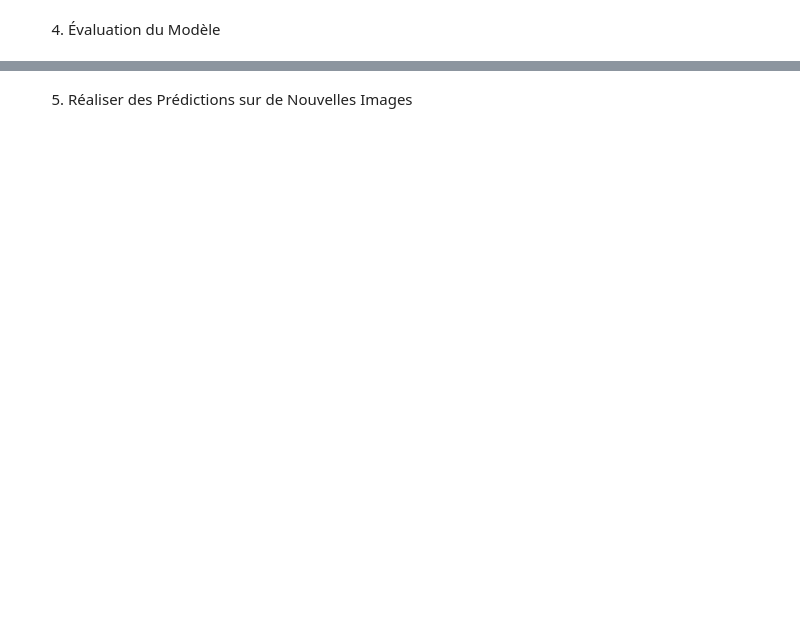
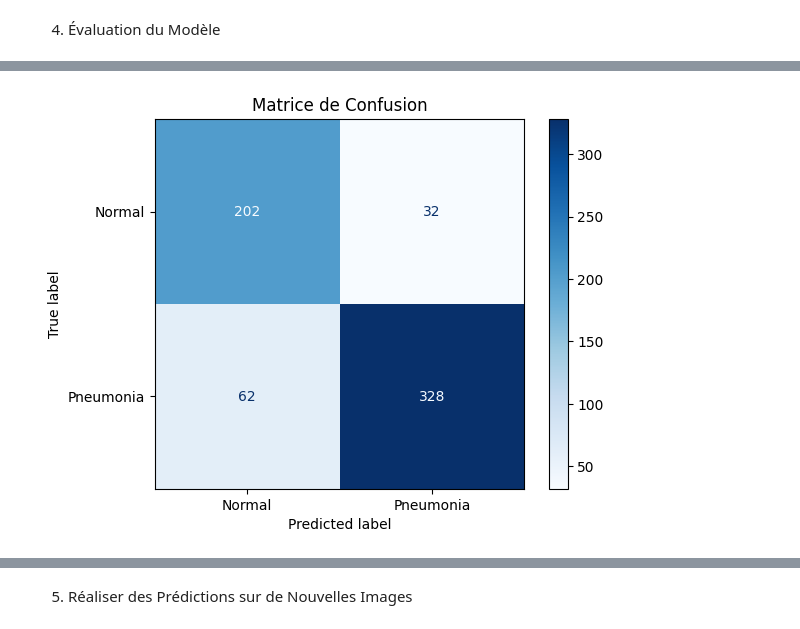
Before and after one commit to HajarAlouani/DeepLearning, a Jupyter notebook: code projet dl.ipynb, the cells around one changed output, grey strips where cells are left out. Cells and saved outputs as stored; diff of their text form; code cells hidden in the pictures; blank space fills up the shorter version.

```diff
--- a/code projet dl.ipynb
+++ b/code projet dl.ipynb
@@ -343,3 +377,17 @@ weighted avg       0.88      0.88      0.88       624
+# %%
+if 'y_pred_probs' in locals() and 'y_true' in locals():
+    y_pred = (y_pred_probs > 0.5).astype("int32")
+    cm = confusion_matrix(y_true, y_pred)
+
+    disp = ConfusionMatrixDisplay(confusion_matrix=cm, display_labels=['Normal', 'Pneumonia'])
+    disp.plot(cmap='Blues', values_format='d')
+    plt.title("Matrice de Confusion")
+    plt.grid(False)
+    plt.show()
+else:
+    print("error.")
+# %% [output]
+[figure, added]
 # %%
 print("\nAffichage de l'historique d'entraînement ---")
 
```
Also changed, not shown: parts of 13 cells of this notebook, 15 other files.
